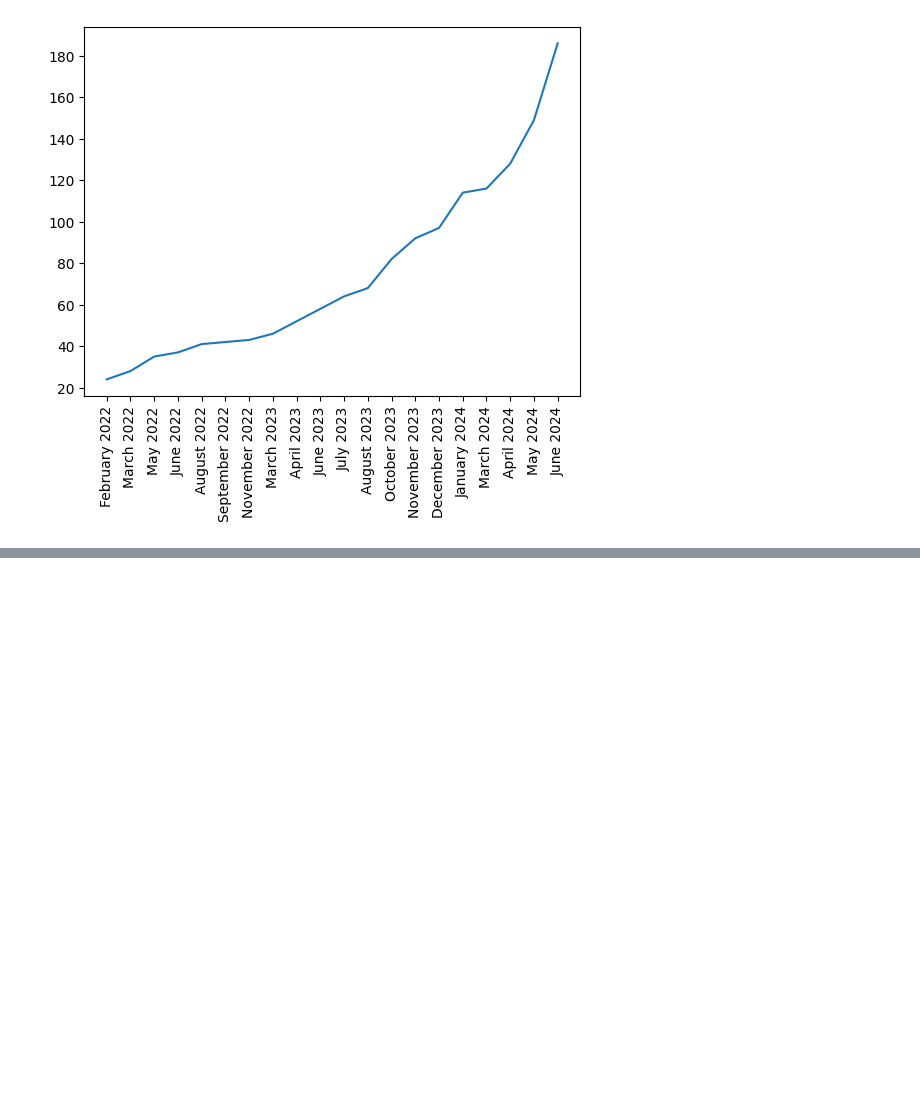
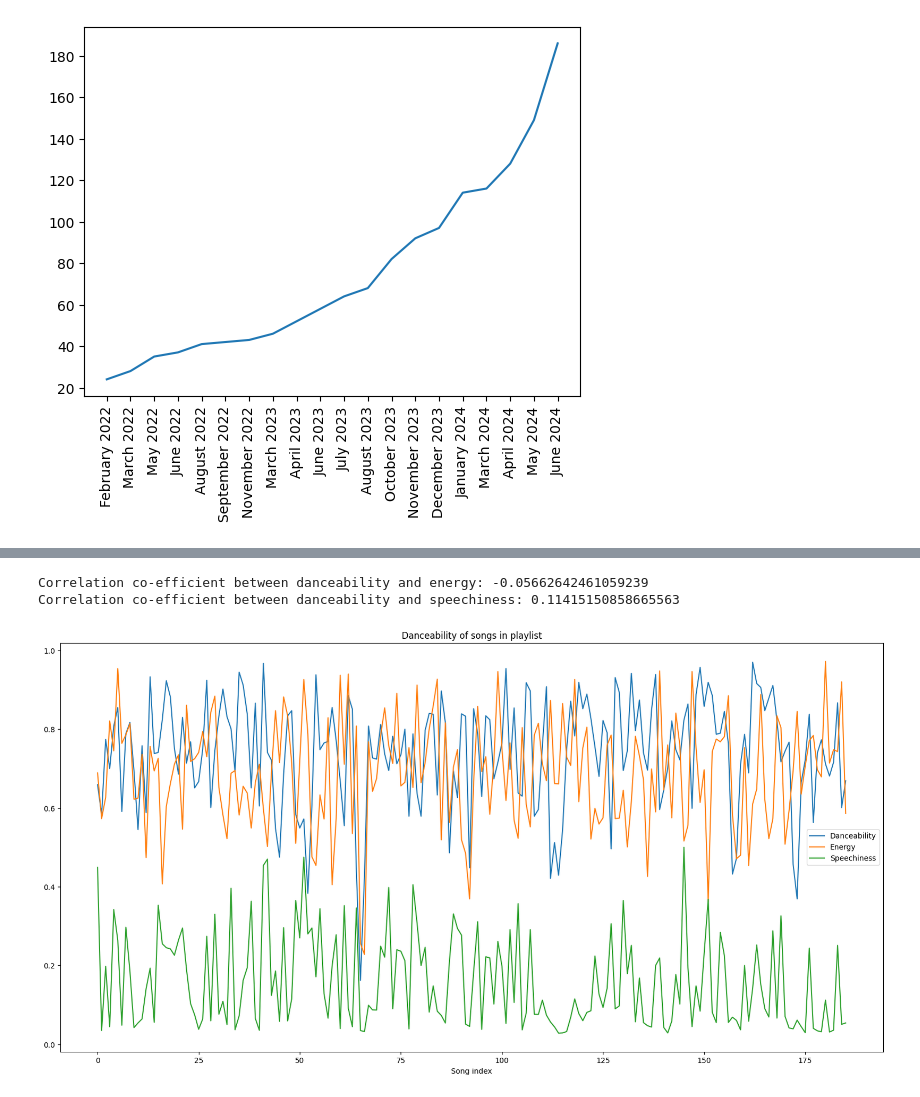
Before and after one commit to CalebJohnstone/recreational-mathematics, a Jupyter notebook: spotify_playlist/playlist.ipynb, the cells around one changed output, grey strips where cells are left out. Cells and saved outputs as stored; diff of their text form; code cells hidden in the pictures; blank space fills up the shorter version.

Commit message:
plot distribution of audio features

```diff
--- a/spotify_playlist/playlist.ipynb
+++ b/spotify_playlist/playlist.ipynb
@@ -202,0 +192,33 @@ You better lose yourself in the musicThe moment, you own it, you better never le
+# %%
+import numpy as np
+
+# line graph of the danceability of the songs in the playlist
+danceability = []
+energy = []
+speechiness = []
+for grouping in song_groupings:
+    track_ids = []
+    for song in grouping['items']:
+        track_ids.append(song['track']['id'])
+
+    audio_features = sp.audio_features(track_ids)
+    for feature in audio_features:
+        danceability.append(feature['danceability'])
+        energy.append(feature['energy'])
+        speechiness.append(feature['speechiness'])
+# %%
+print("Correlation co-efficient between danceability and energy:", np.corrcoef(danceability, energy)[0, 1])
+print("Correlation co-efficient between danceability and speechiness:", np.corrcoef(danceability, speechiness)[0, 1])
+
+plt.figure(figsize=(20, 10))
+plt.plot(danceability)
+plt.plot(energy)
+plt.plot(speechiness)
+plt.xlabel('Song index')
+plt.legend(['Danceability', 'Energy', 'Speechiness'])
+plt.title('Danceability of songs in playlist')
+plt.show()
+# %% [output]
+Correlation co-efficient between danceability and energy: -0.05662642461059239
+Correlation co-efficient between danceability and speechiness: 0.11415150858665563
+[figure, added]
```
Also changed, not shown: parts of 5 cells of this notebook.
